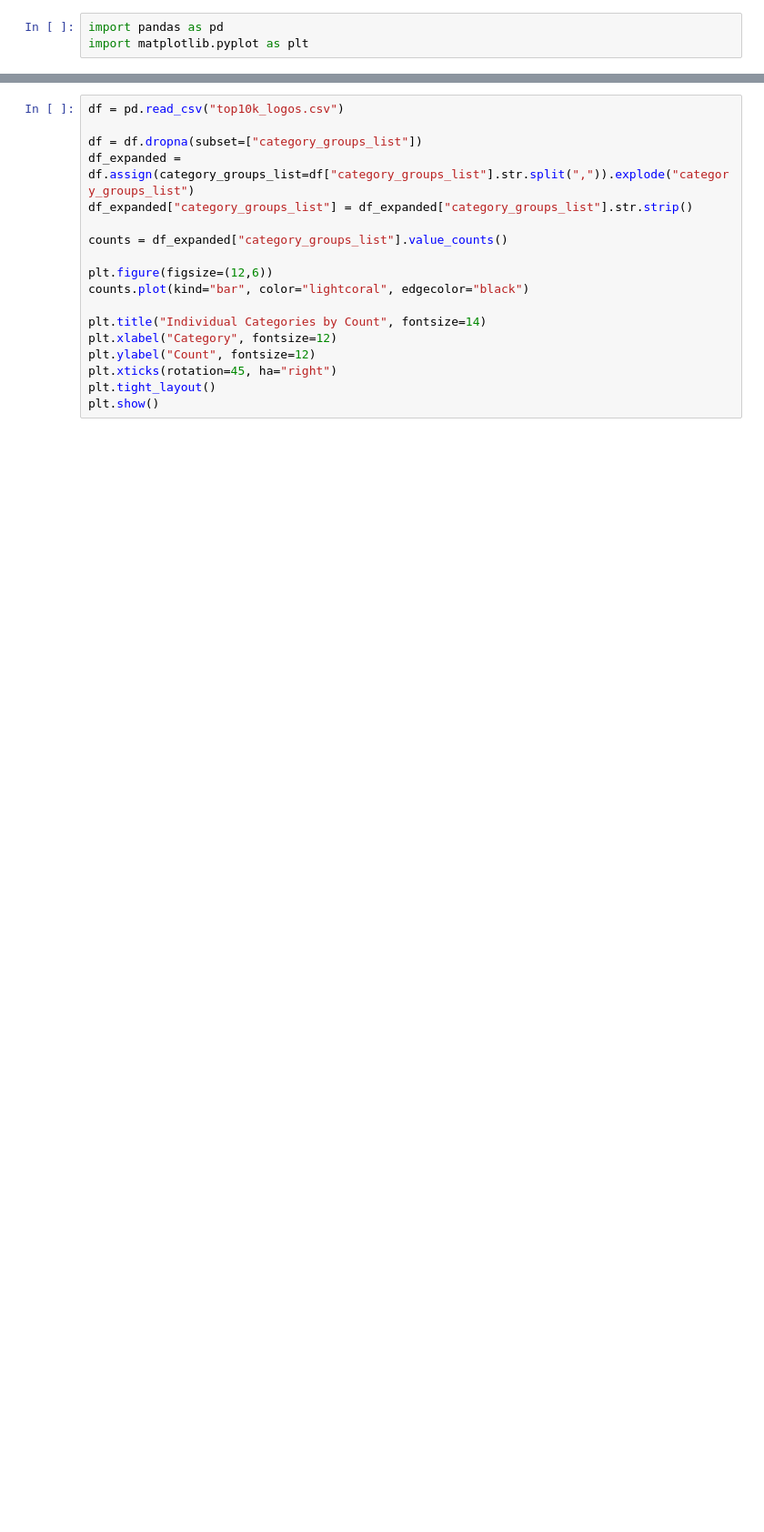
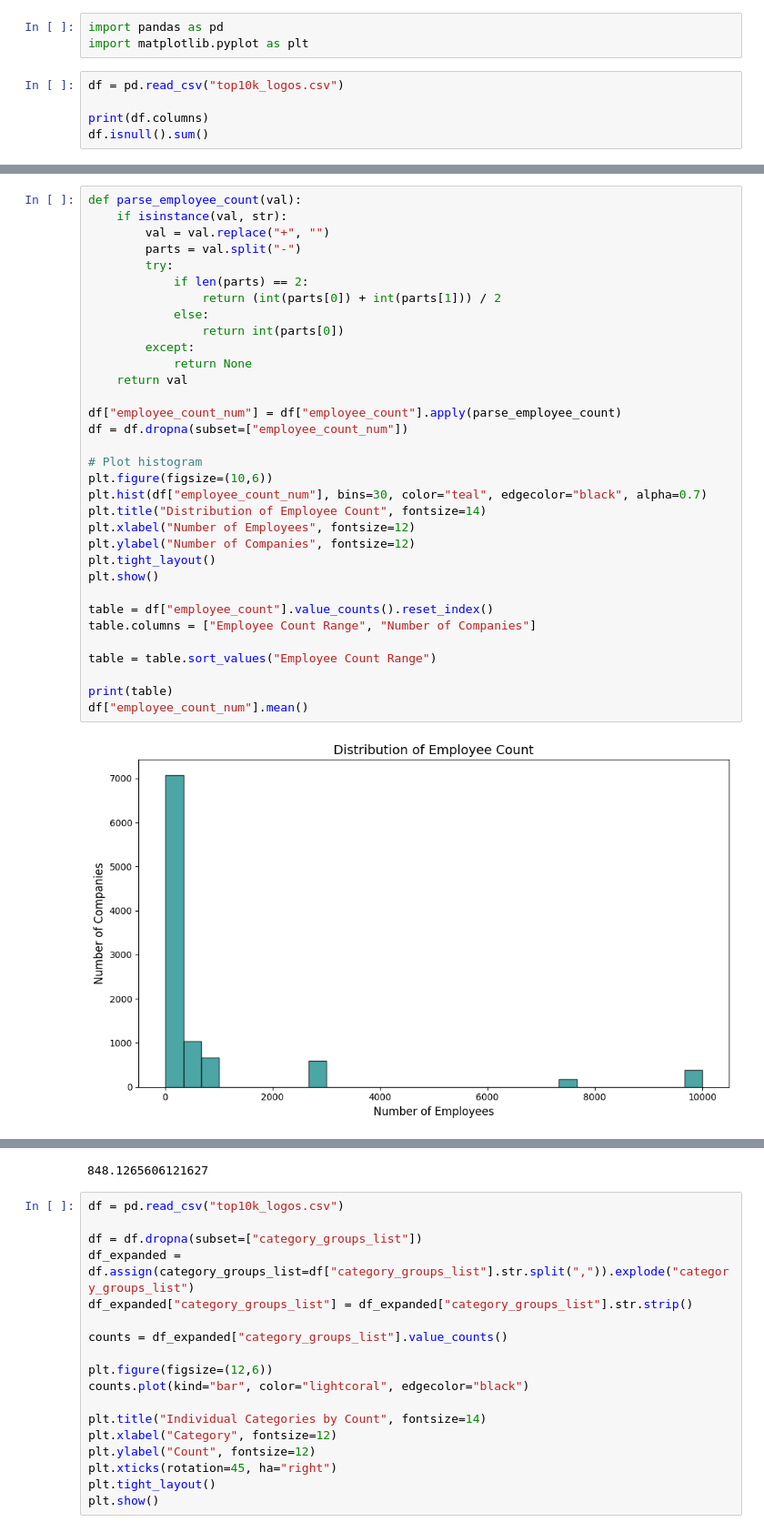
Before and after one commit to hyeonukim/LogoPredictor, a Jupyter notebook: data_analysis.ipynb, the cells around one changed output, grey strips where cells are left out. Shown at 91% size. Drawn from its saved outputs; the diff is of its cells as text; blank space fills up the shorter version.

```diff
--- a/data_analysis.ipynb
+++ b/data_analysis.ipynb
@@ -1,3 +1,8 @@
 # %%
 import pandas as pd
 import matplotlib.pyplot as plt
+# %%
+df = pd.read_csv("top10k_logos.csv")
+
+print(df.columns)
+df.isnull().sum()
@@ -3,0 +36,35 @@ import matplotlib.pyplot as plt
+# %%
+def parse_employee_count(val):
+    if isinstance(val, str):
+        val = val.replace("+", "")
+        parts = val.split("-")
+        try:
+            if len(parts) == 2:
+                return (int(parts[0]) + int(parts[1])) / 2
+            else:
+                return int(parts[0])
+        except:
+            return None
+    return val
+
+df["employee_count_num"] = df["employee_count"].apply(parse_employee_count)
+df = df.dropna(subset=["employee_count_num"])
+
+# Plot histogram
+plt.figure(figsize=(10,6))
+plt.hist(df["employee_count_num"], bins=30, color="teal", edgecolor="black", alpha=0.7)
+plt.title("Distribution of Employee Count", fontsize=14)
+plt.xlabel("Number of Employees", fontsize=12)
+plt.ylabel("Number of Companies", fontsize=12)
+plt.tight_layout()
+plt.show()
+
+table = df["employee_count"].value_counts().reset_index()
+table.columns = ["Employee Count Range", "Number of Companies"]
+
+table = table.sort_values("Employee Count Range")
+
+print(table)
+df["employee_count_num"].mean()
+# %% [output]
+[figure, added]
@@ -4,3 +81,4 @@ import matplotlib.pyplot as plt
+848.1265606121627
 # %%
 df = pd.read_csv("top10k_logos.csv")
 
```
Also changed, not shown: parts of 2 cells of this notebook.
